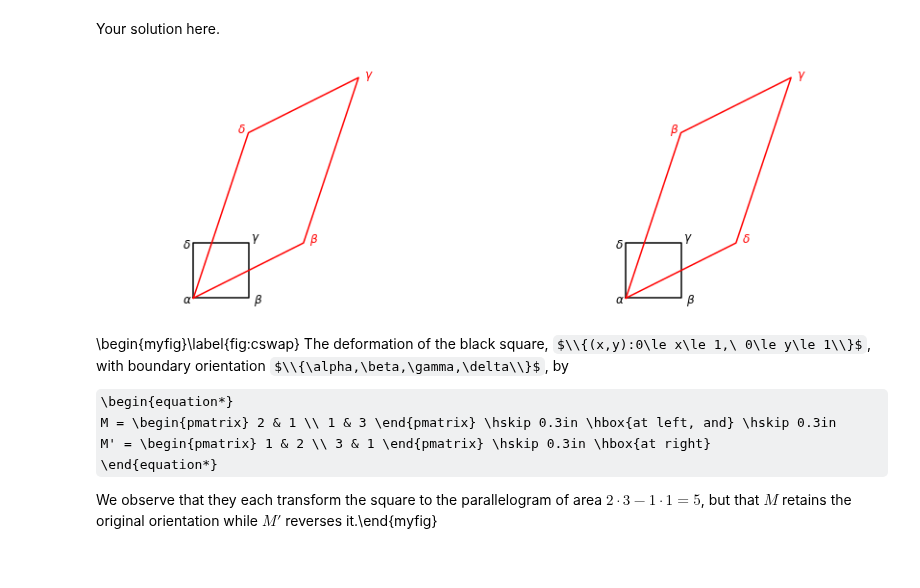
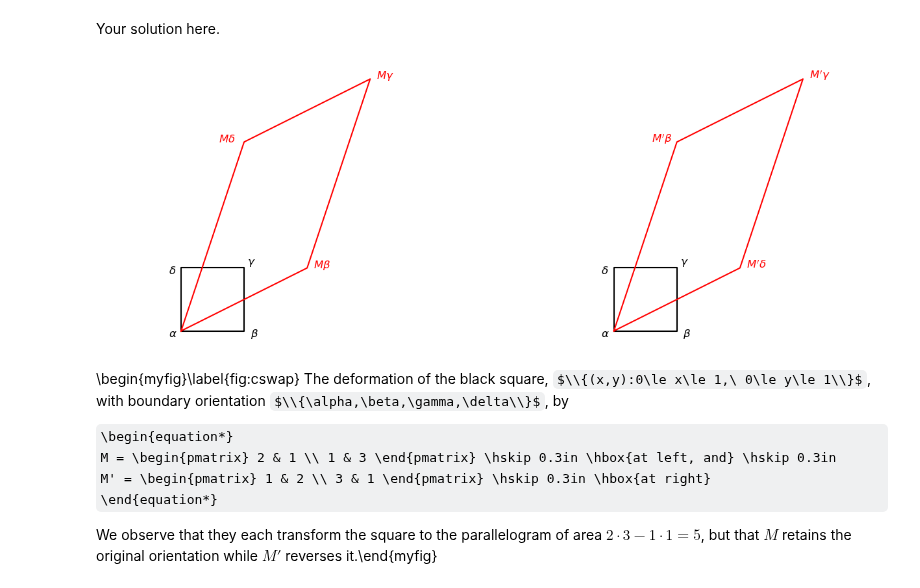
Before and after one commit to steve-cox-LA/JLA, a Jupyter notebook: 1. Transformations of Planes/1.2.MatrixVectorMultiplication.ipynb, the cells around one changed output. Cells and saved outputs as stored; diff of their text form; code cells hidden in the pictures; some formulas as TeX source.

```diff
--- a/1. Transformations of Planes/1.2.MatrixVectorMultiplication.ipynb
+++ b/1. Transformations of Planes/1.2.MatrixVectorMultiplication.ipynb
@@ -374,40 +374,40 @@ plt.subplots_adjust(right=2, top=1, wspace=0.25)  # adjust them for the right lo
 M = np.array([[2,1],[1,3]])
 Mp = np.array([[1,2],[3,1]])
 
 ax1.plot([0,1,1,0,0],[0,0,1,1,0],'k')
 ax1.text(-.2, -.1, '$\\alpha$', fontsize = 12)
 ax1.text(1.1, -.1, '$\\beta$', fontsize = 12)
 ax1.text(1.05, 1.05, '$\gamma$', fontsize = 12)
 ax1.text(-.2, 0.9, '$\delta$', fontsize = 12)
 beta = np.array([[1],[0]])
 Mbeta = M@beta
-ax1.text(Mbeta[0]+.1, Mbeta[1], '$\\beta$', color = 'r', fontsize = 12)
+ax1.text(Mbeta[0]+.1, Mbeta[1], '$M\\beta$', color = 'r', fontsize = 12)
 gamma = np.array([[1],[1]])
 Mgamma = M@gamma
-ax1.text(Mgamma[0]+.1, Mgamma[1], '$\gamma$', color = 'r', fontsize = 12)
+ax1.text(Mgamma[0]+.1, Mgamma[1], '$M\gamma$', color = 'r', fontsize = 12)
 delta = np.array([[0],[1]])
 Mdelta = M@delta
-ax1.text(Mdelta[0]-0.2, Mdelta[1], '$\delta$', color = 'r', fontsize = 12)
+ax1.text(Mdelta[0]-0.4, Mdelta[1], '$M\delta$', color = 'r', fontsize = 12)
 ax1.plot([0, Mbeta[0], Mgamma[0], Mdelta[0], 0], [0, Mbeta[1], Mgamma[1], Mdelta[1], 0],'r')
 ax1.axis('equal')
 ax1.axis('off')
 
 ax2.plot([0,1,1,0,0],[0,0,1,1,0],'k')
 ax2.text(-.2, -.1, '$\\alpha$', fontsize = 12)
 ax2.text(1.1, -.1, '$\\beta$', fontsize = 12)
 ax2.text(1.05, 1.05, '$\gamma$', fontsize = 12)
 ax2.text(-.2, 0.9, '$\delta$', fontsize = 12)
 Mpbeta = Mp@beta
-ax2.text(Mpbeta[0]-.2, Mpbeta[1], '$\\beta$', color = 'r', fontsize = 12)
+ax2.text(Mpbeta[0]-.4, Mpbeta[1], "$M'\\beta$", color = 'r', fontsize = 12)
 Mpgamma = Mp@gamma
-ax2.text(Mpgamma[0]+.1, Mpgamma[1], '$\gamma$', color = 'r', fontsize = 12)
+ax2.text(Mpgamma[0]+.1, Mpgamma[1], "$M'\gamma$", color = 'r', fontsize = 12)
 Mpdelta = Mp@delta
-ax2.text(Mpdelta[0]+0.1, Mpdelta[1], '$\delta$', color = 'r', fontsize = 12)
+ax2.text(Mpdelta[0]+0.1, Mpdelta[1], "$M'\delta$", color = 'r', fontsize = 12)
 ax2.plot([0, Mpbeta[0], Mpgamma[0], Mpdelta[0], 0], [0, Mpbeta[1], Mpgamma[1], Mpdelta[1], 0],'r')
 ax2.axis('equal')
 ax2.axis('off');
 # %% [output]
-[figure, old version]
+[figure, new version]
 # %% [markdown]
 \begin{myfig}\label{fig:cswap} The deformation of the black square, $\\{(x,y):0\le x\le 1,\ 0\le y\le 1\\}$, with boundary orientation $\\{\alpha,\beta,\gamma,\delta\\}$, by
 
```
Also changed, not shown: parts of 3 cells of this notebook, 1 other file.
